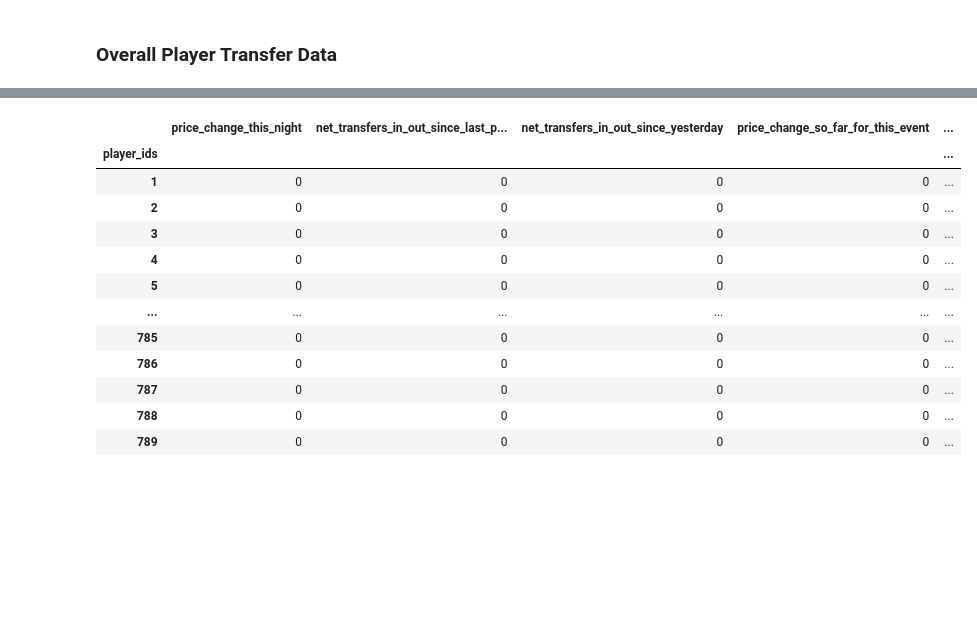
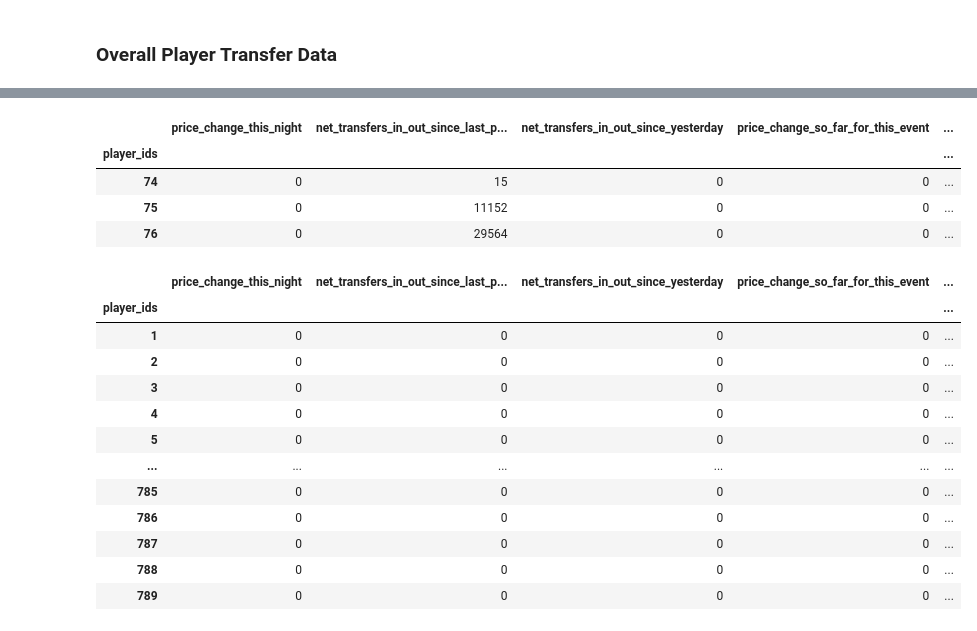
Before and after one commit to tomribaroff/FullPipeline-FPLPricePredictor, a Jupyter notebook: Pipeline-Steps/preliminary_exploration.ipynb, the cells around one changed output, grey strips where cells are left out. Cells and saved outputs as stored; diff of their text form; code cells hidden in the pictures; blank space fills up the shorter version.

```diff
--- a/Pipeline-Steps/preliminary_exploration.ipynb
+++ b/Pipeline-Steps/preliminary_exploration.ipynb
@@ -144,0 +207,8 @@ yesterday_data.to_csv(yesterday_filepath)
+# %%
+today_data[73:76]
+# %% [output]
+|  | price_change_this_night | net_transfers_in_out_since_last_p... | net_transfers_in_out_since_yesterday | price_change_so_far_for_this_event | ... |
+| player_ids |  |  |  |  | ... |
+| 74 | 0 | 15 | 0 | 0 | ... |
+| 75 | 0 | 11152 | 0 | 0 | ... |
+| 76 | 0 | 29564 | 0 | 0 | ... |
```
Also changed, not shown: parts of 9 cells of this notebook, 1 other file.
